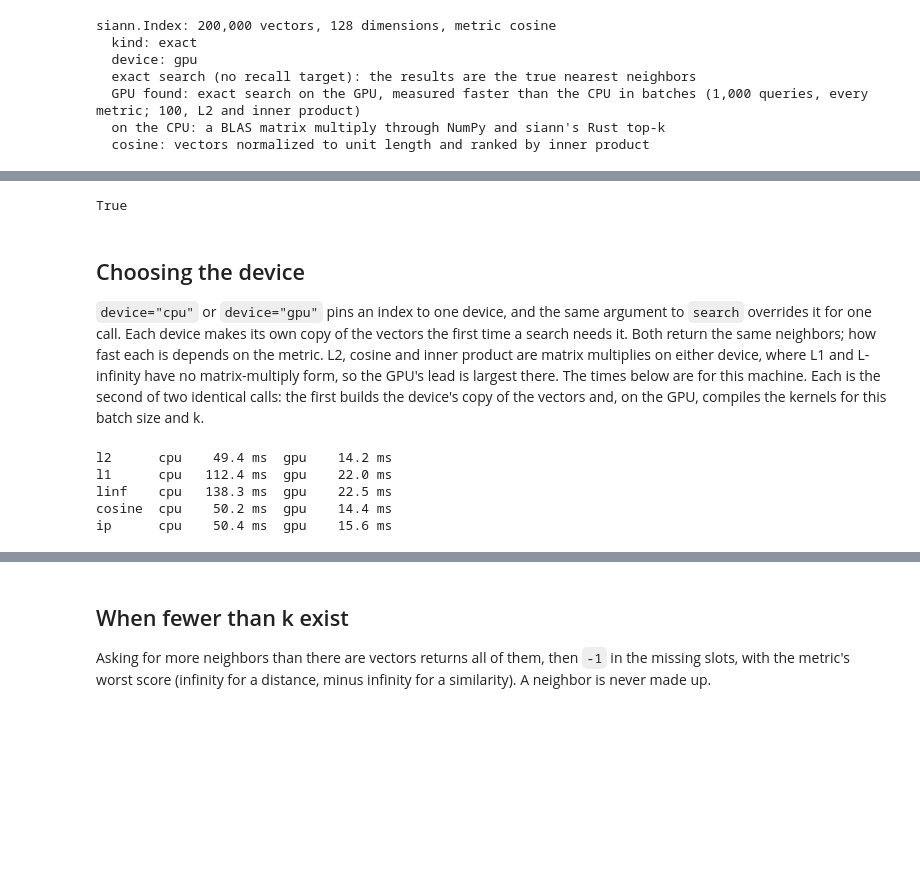
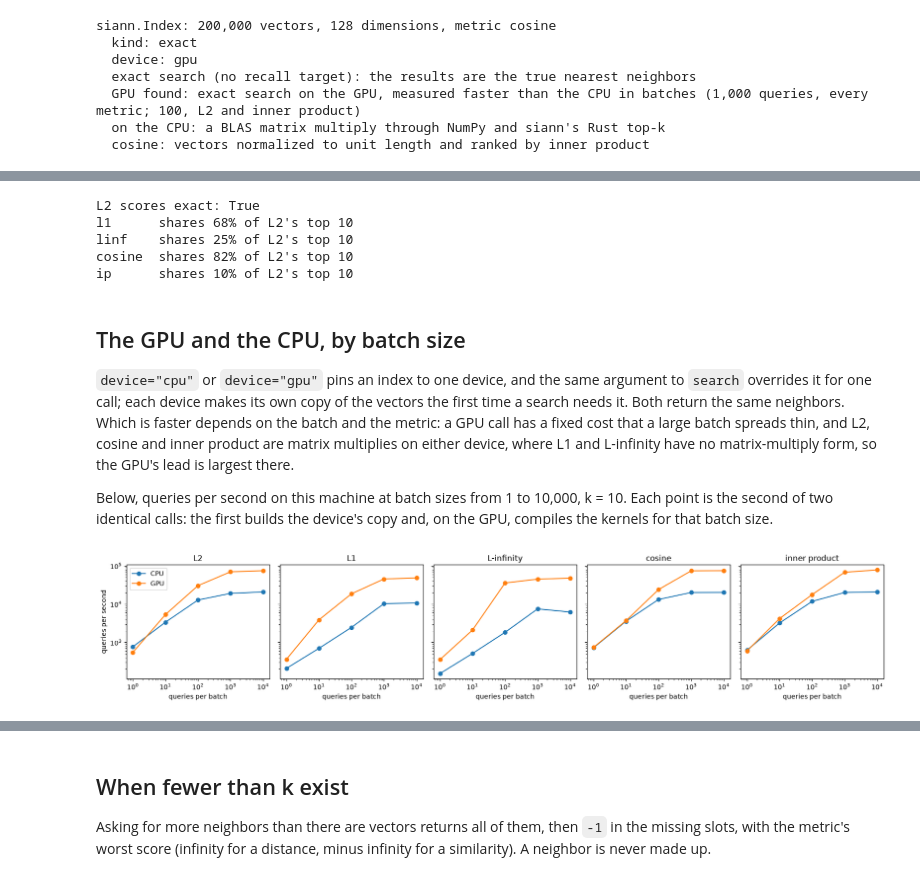
Before and after one commit to vglazer/siann, a Jupyter notebook: examples/quickstart.ipynb, the cells around one changed output, grey strips where cells are left out. Drawn from its saved outputs; the diff is of its cells as text; code cells hidden in the pictures; blank space fills up the shorter version.

```diff
--- a/examples/quickstart.ipynb
+++ b/examples/quickstart.ipynb
@@ -73,4 +126,0 @@ smallest first, and the similarity for cosine and inner product, largest first.
-# %%
-for metric in siann.METRICS:
-    r = siann.Index(xb, metric).search(xq[:1], k=3)
-    print(f"{metric:7s} neighbors {r.indices[0]}  scores {np.round(r.scores[0], 3)}")
@@ -85,33 +127,48 @@ The scores are exact: here they are recomputed with NumPy for the L2 search.
-# %%
-r = siann.Index(xb, "l2").search(xq[:4], k=3)
-np.allclose(r.scores, np.linalg.norm(xb[r.indices] - xq[:4, None, :], axis=2), rtol=1e-4)
-# %% [output]
-True
+# %%
+l2 = siann.Index(xb, "l2").search(xq[:1000], k=10)
+print("L2 scores exact:", np.allclose(l2.scores, np.linalg.norm(xb[l2.indices] - xq[:1000, None, :], axis=2), rtol=1e-4))
+for metric in ("l1", "linf", "cosine", "ip"):
+    other = siann.Index(xb, metric).search(xq[:1000], k=10).indices
+    shared = np.mean([len(set(a) & set(b)) / 10 for a, b in zip(l2.indices, other)])
+    print(f"{metric:7s} shares {shared:.0%} of L2's top 10")
+# %% [output]
+L2 scores exact: True
+l1      shares 68% of L2's top 10
+linf    shares 25% of L2's top 10
+cosine  shares 82% of L2's top 10
+ip      shares 10% of L2's top 10
 # %% [markdown]
-## Choosing the device
+## The GPU and the CPU, by batch size
 
 `device="cpu"` or `device="gpu"` pins an index to one device, and the same argument to `search` overrides it
-for one call. Each device makes its own copy of the vectors the first time a search needs it. Both return the
-same neighbors; how fast each is depends on the metric. L2, cosine and inner product are matrix multiplies
-on either device, where L1 and L-infinity have no matrix-multiply form, so the GPU's lead is largest there.
-The times below are for this machine. Each is the second of two identical calls: the first builds the
-device's copy of the vectors and, on the GPU, compiles the kernels for this batch size and k.
+for one call; each device makes its own copy of the vectors the first time a search needs it. Both return
+the same neighbors. Which is faster depends on the batch and the metric: a GPU call has a fixed cost that a
+large batch spreads thin, and L2, cosine and inner product are matrix multiplies on either device, where
+L1 and L-infinity have no matrix-multiply form, so the GPU's lead is largest there.
+
+Below, queries per second on this machine at batch sizes from 1 to 10,000, k = 10. Each point is the
+second of two identical calls: the first builds the device's copy and, on the GPU, compiles the kernels for
+that batch size.
-# %%
-def timed(index, device):
-    index.search(xq, 10, device=device)                   # builds the copy, compiles for this shape
-    start = time.perf_counter()
-    index.search(xq, 10, device=device)
-    return time.perf_counter() - start
-
-
-devices = ["cpu", "gpu"] if index.plan.device == "gpu" else ["cpu"]
-for metric in siann.METRICS:
-    idx = siann.Index(xb, metric)
-    times = {d: timed(idx, d) for d in devices}
-    print(f"{metric:7s} " + "  ".join(f"{d} {t * 1e3:7.1f} ms" for d, t in times.items()))
-# %% [output]
-l2      cpu    49.4 ms  gpu    14.2 ms
-l1      cpu   112.4 ms  gpu    22.0 ms
-linf    cpu   138.3 ms  gpu    22.5 ms
-cosine  cpu    50.2 ms  gpu    14.4 ms
-ip      cpu    50.4 ms  gpu    15.6 ms
+# %%
+devices = ["cpu", "gpu"] if index.plan.device == "gpu" else ["cpu"]
+batches = [1, 10, 100, 1000, 10_000]
+rate = {}
+for metric in siann.METRICS:
+    idx = siann.Index(xb, metric)
+    for device in devices:
+        for b in batches:
+            idx.search(xq[:b], 10, device=device)
+            start = time.perf_counter()
+            idx.search(xq[:b], 10, device=device)
+            rate[metric, device, b] = b / (time.perf_counter() - start)
+
+fig, axes = plt.subplots(1, 5, figsize=(17, 3.4), sharey=True)
+for ax, metric in zip(axes, siann.METRICS):
+    for device in devices:
+        ax.plot(batches, [rate[metric, device, b] for b in batches], marker="o", label=device.upper())
+    ax.set_xscale("log"); ax.set_yscale("log"); ax.set_xlabel("queries per batch")
+    ax.set_title({"l2": "L2", "l1": "L1", "linf": "L-infinity", "cosine": "cosine", "ip": "inner product"}[metric])
+axes[0].set_ylabel("queries per second"); axes[0].legend()
+fig.tight_layout()
+# %% [output]
+[figure, added]
```
Also changed, not shown: parts of 15 cells of this notebook, 3 other files.
